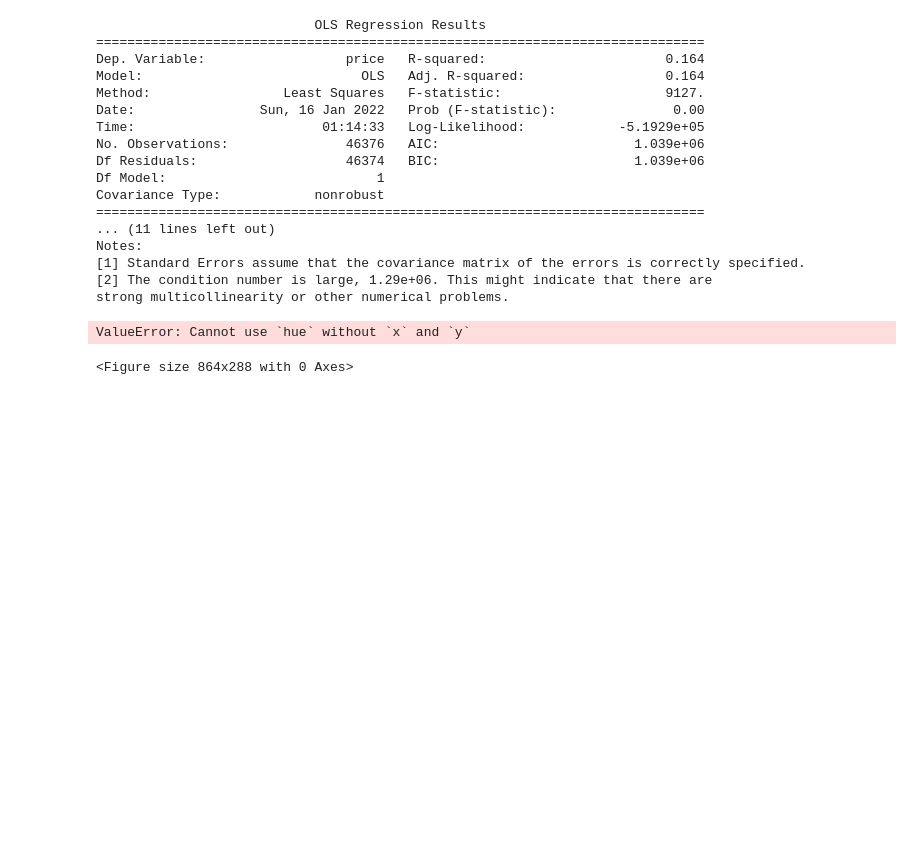
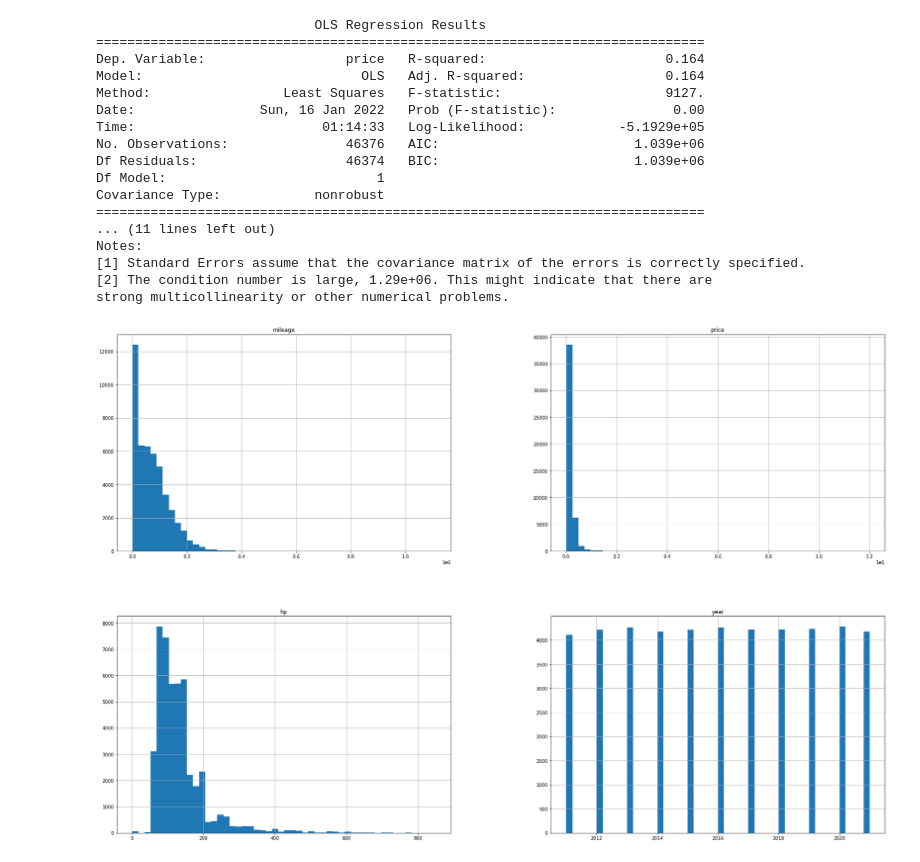
Before and after one commit to vegimik/PVD, a Jupyter notebook: _task5.ipynb, the cells around one changed output. Drawn from its saved outputs; the diff is of its cells as text; code cells hidden in the pictures; blank space fills up the shorter version.

```diff
--- a/_task5.ipynb
+++ b/_task5.ipynb
@@ -123,7 +123,6 @@ Notes:
 [2] The condition number is large, 1.29e+06. This might indicate that there are
 strong multicollinearity or other numerical problems.
 # %%
-df_train.hist(bins=50, figsize=(30,20));
+dataset.hist(bins=50, figsize=(30,20));
 # %% [output]
-ValueError: Cannot use `hue` without `x` and `y`
-<Figure size 864x288 with 0 Axes>
+[figure, added]
```
Also changed, not shown: 1 other file.
